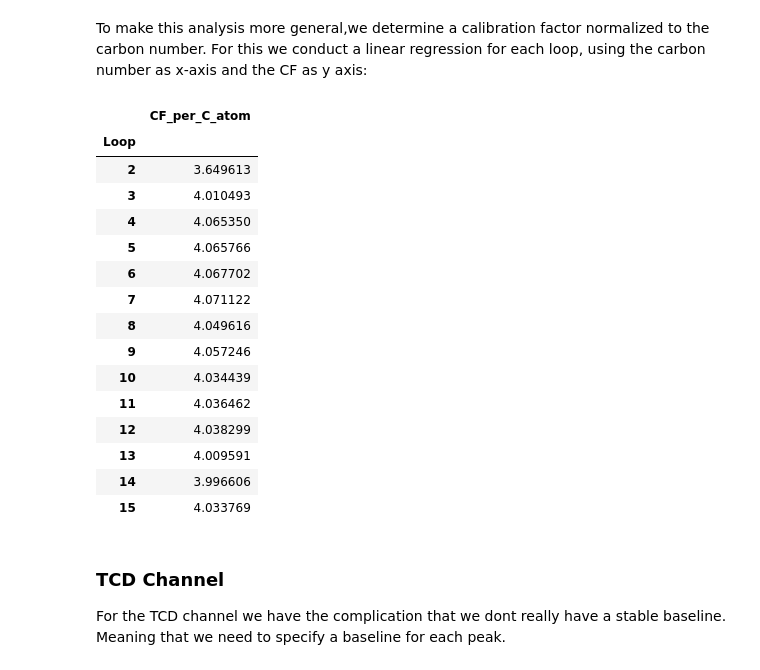
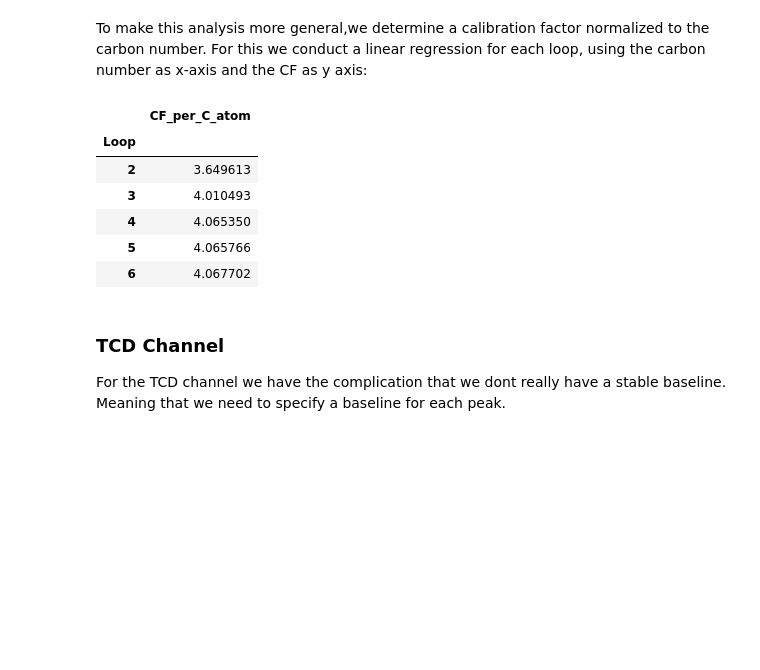
Before and after one commit to MyonicS/ChromStream, a Jupyter notebook: docs/example_notebooks/example_calibration.ipynb, the cells around one changed output. Saved outputs shown, nothing was run; the diff lists cells and outputs as text; code cells hidden in the pictures; blank space fills up the shorter version.

```diff
--- a/example_notebooks/example_calibration.ipynb
+++ b/docs/example_notebooks/example_calibration.ipynb
@@ -187,7 +187,7 @@ Calibration of the pyGCMS is more complicated as the system uses sample loops (1
 We load the gas mixture into all loops, and inject them one by one onto the system. The procesure is reapeated 3 times, to calibrate each loop individually.
 We therefore have 3 directories (for 3 seperate runs) containing the data
 # %%
-data_home = Path("..")/"dev_data" / "chroms" /  "pyGCMS_calibration"
+data_home = Path("../..")/"dev_data" / "chroms" /  "pyGCMS_calibration"
 dirs = sorted((data_home).iterdir())
 
 from chromstream.data_processing import min_subtract
@@ -254,34 +254,25 @@ For this we conduct a linear regression for each loop, using the carbon number a
 # %%
 from scipy import stats
 CF_corrected = {}
 Carbon_numbers = {'Pentane':5, 'Butane':4, 'Propane':3}
 for loop in CF_vol.index:
     slope, intercept, r_value, p_value, std_err = stats.linregress(list(Carbon_numbers.values()), CF_vol.loc[loop, list(Carbon_numbers.keys())])
     # when there is a clear outlier, raise a warning
     if r_value < 0.99:
         print(f"Warning: r_value for loop {loop} is {r_value}, which is below 0.99")
     CF_corrected[loop] = slope  #slope is the calibration factor per carbon atom
 
 results = pd.DataFrame.from_dict(CF_corrected, orient='index', columns=['CF_per_C_atom'])
 results.index.name = 'Loop'
-results
+results.head()
 # %% [output]
 |  | CF_per_C_atom |
 | Loop |  |
 | 2 | 3.649613 |
 | 3 | 4.010493 |
 | 4 | 4.065350 |
 | 5 | 4.065766 |
 | 6 | 4.067702 |
-| 7 | 4.071122 |
-| 8 | 4.049616 |
-| 9 | 4.057246 |
-| 10 | 4.034439 |
-| 11 | 4.036462 |
-| 12 | 4.038299 |
-| 13 | 4.009591 |
-| 14 | 3.996606 |
-| 15 | 4.033769 |
 # %% [markdown]
 ### TCD Channel
 For the TCD channel we have the complication that we dont really have a stable baseline. Meaning that we need to specify a baseline for each peak.
```
Also changed, not shown: parts of 4 cells of this notebook, 2 other files.
